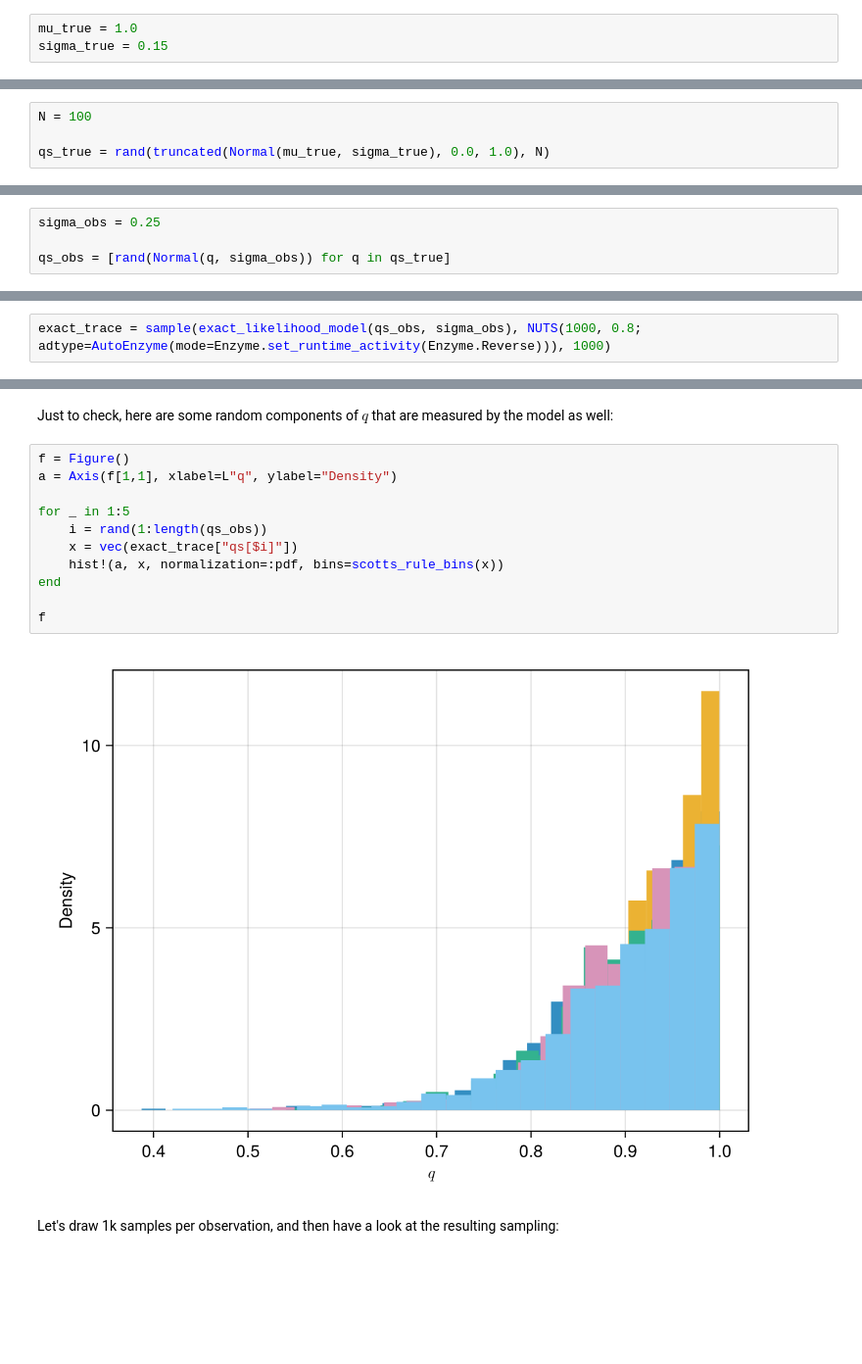
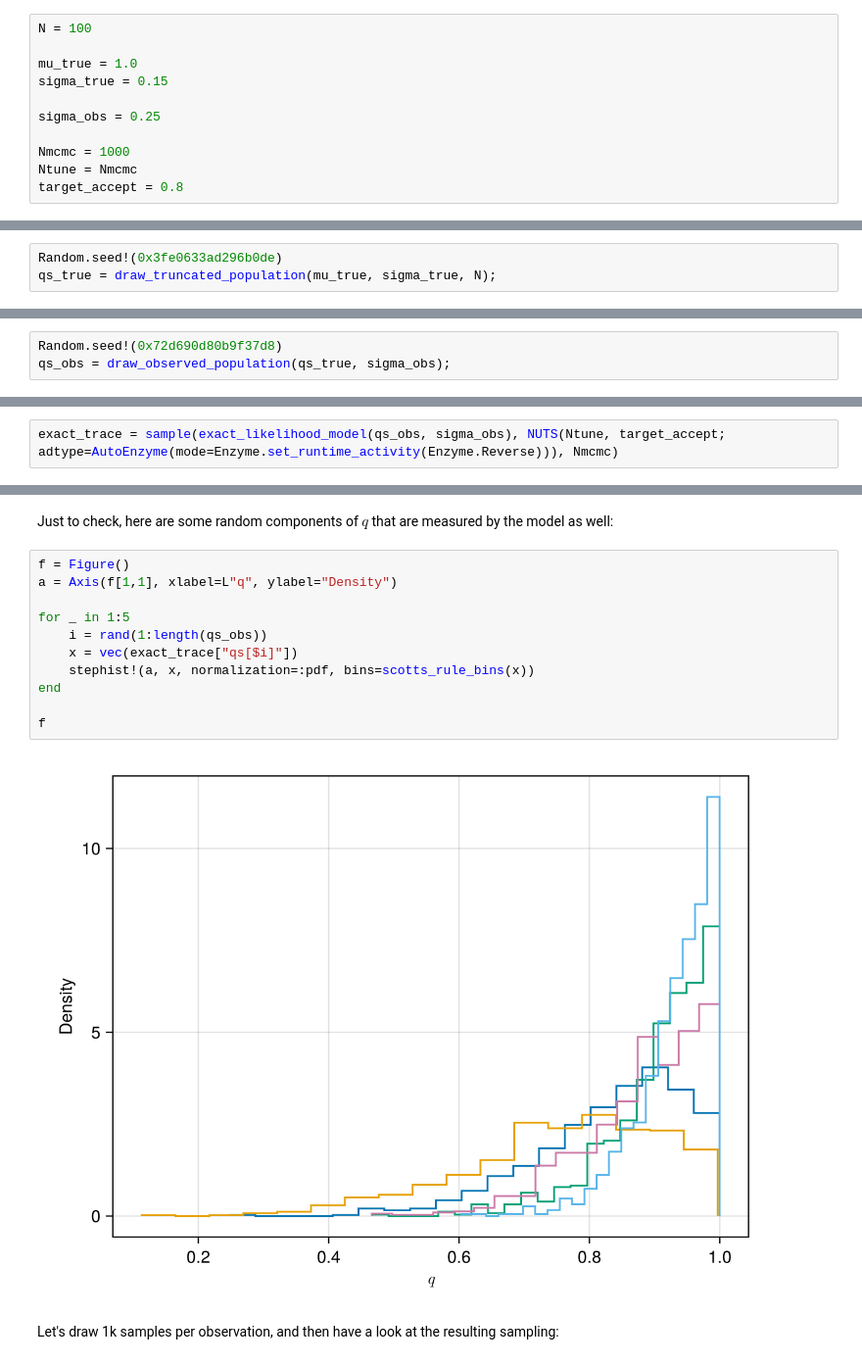
Before and after one commit to farr/TruncatedPopulations, a Jupyter notebook: notebooks/TruncatedQ.ipynb, the cells around one changed output, grey strips where cells are left out. Shown at 98% size. Cells and saved outputs as stored; diff of their text form; blank space fills up the shorter version.

Commit message:
Move models, etc, into the library, clean up notebook, use seeds for random reproducability.

```diff
--- a/notebooks/TruncatedQ.ipynb
+++ b/notebooks/TruncatedQ.ipynb
@@ -14,4 +17,12 @@ Set up the true population parameters:
 # %%
+N = 100
+
 mu_true = 1.0
 sigma_true = 0.15
+
+sigma_obs = 0.25
+
+Nmcmc = 1000
+Ntune = Nmcmc
+target_accept = 0.8
 # %% [output]
@@ -21,4 +32,3 @@ Draw some samples from the population:
 # %%
-N = 100
-
-qs_true = rand(truncated(Normal(mu_true, sigma_true), 0.0, 1.0), N)
+Random.seed!(0x3fe0633ad296b0de)
+qs_true = draw_truncated_population(mu_true, sigma_true, N);
@@ -52,6 +44,5 @@ f
 # %% [markdown]
 Generate mock observations of these samples (observational noise is additive Gaussian, with a width a bit more than the population width):
 # %%
-sigma_obs = 0.25
-
-qs_obs = [rand(Normal(q, sigma_obs)) for q in qs_true]
+Random.seed!(0x72d690d80b9f37d8)
+qs_obs = draw_observed_population(qs_true, sigma_obs);
@@ -104,4 +60,4 @@ exact_likelihood_model (generic function with 2 methods)
 # %%
-exact_trace = sample(exact_likelihood_model(qs_obs, sigma_obs), NUTS(1000, 0.8; adtype=AutoEnzyme(mode=Enzyme.set_runtime_activity(Enzyme.Reverse))), 1000)
+exact_trace = sample(exact_likelihood_model(qs_obs, sigma_obs), NUTS(Ntune, target_accept; adtype=AutoEnzyme(mode=Enzyme.set_runtime_activity(Enzyme.Reverse))), Nmcmc)
 # %% [output]
 ┌ Info: Found initial step size
@@ -151,16 +107,16 @@ Just to check, here are some random components of $q$ that are measured by the m
 # %%
 f = Figure()
 a = Axis(f[1,1], xlabel=L"q", ylabel="Density")
 
 for _ in 1:5
     i = rand(1:length(qs_obs))
     x = vec(exact_trace["qs[$i]"])
-    hist!(a, x, normalization=:pdf, bins=scotts_rule_bins(x))
+    stephist!(a, x, normalization=:pdf, bins=scotts_rule_bins(x))
 end
 
 f
 # %% [output]
-[figure, old version]
+[figure, new version]
 # %% [markdown]
 Let's draw 1k samples per observation, and then have a look at the resulting sampling:
 # %%
```
Also changed, not shown: parts of 24 cells of this notebook, 3 other files.
